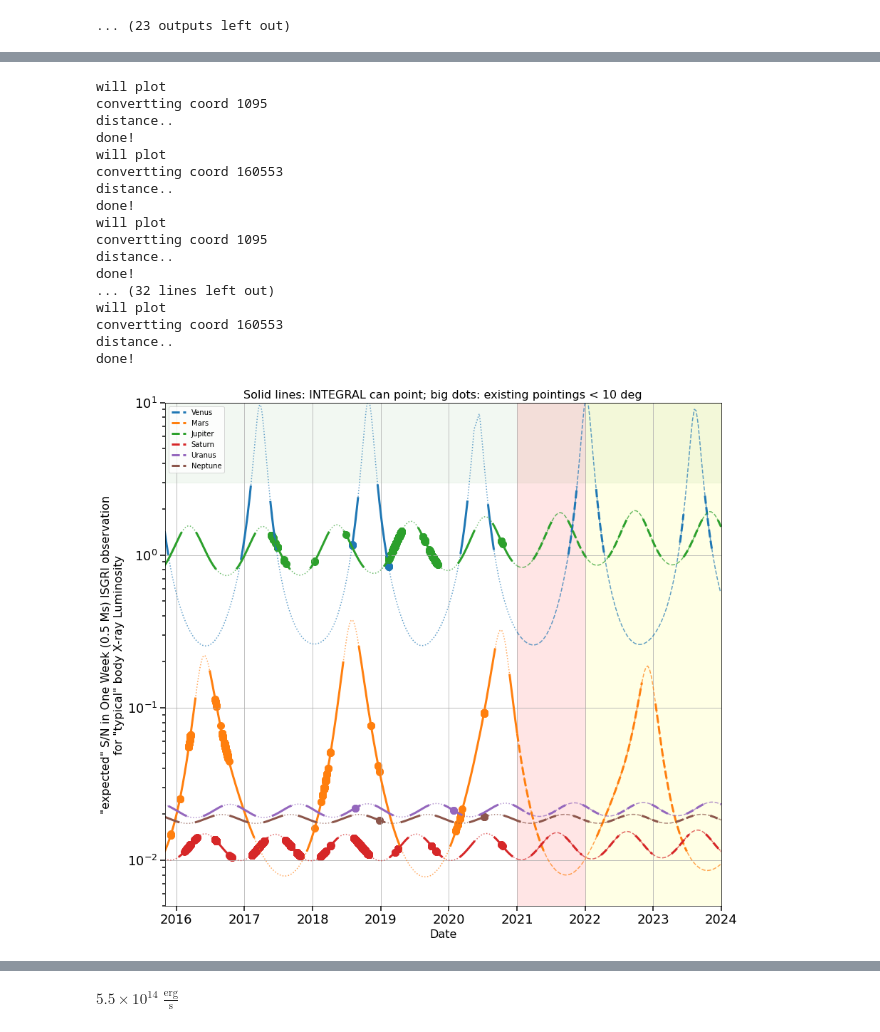
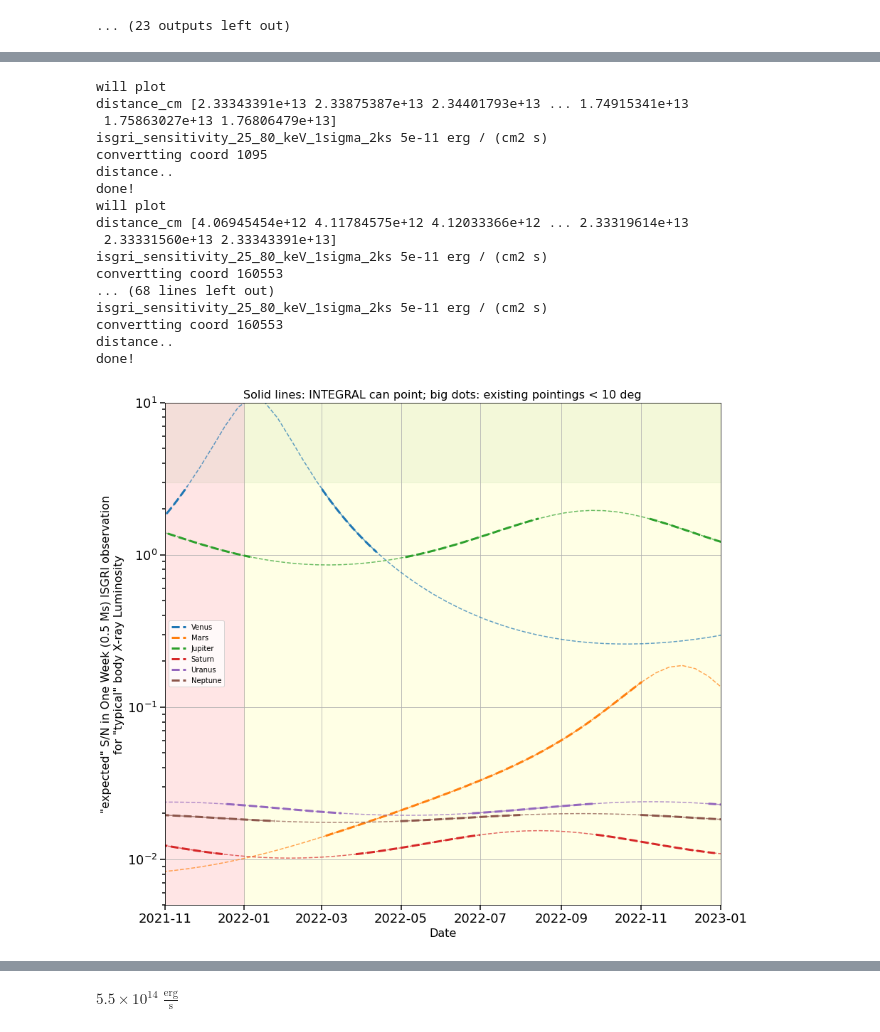
Before and after one commit to volodymyrss/planets, a Jupyter notebook: planets.ipynb, the cells around one changed output, grey strips where cells are left out. Saved outputs shown, nothing was run; the diff lists cells and outputs as text; code cells hidden in the pictures.

```diff
--- a/planets.ipynb
+++ b/planets.ipynb
@@ -33,7 +36,6 @@ if False:
     R.to_pandas().to_csv(open("archive.csv", "w"))
 
     R.sort('SCW_ID')
-    R
+    R.to_pandas().to_csv("archive.csv", encoding='UTF_8')
 else:
-    #read
-    pass
+    R = pd.read_csv("archive.csv")
@@ -116,6 +106,6 @@ datetime.datetime(2020, 12, 31, 23, 52, 55, 559132)
 # %%
 T_future_astropy = time.Time(
-    R['IJD_START'].astype(float)[-1] + 51544 + np.linspace(0, 365*3, 365*3),
+    R['IJD_START'].astype(float).max() + 51544 + np.linspace(0, 365*3, 365*3),
     format="mjd")
 T_future = T_future_astropy.to_datetime()
 
@@ -239,4 +244,6 @@ Sun_coord_future = get_body_coord_astropy_future('Sun')
 # %%
+ax2=None
+
 import matplotlib.font_manager as font_manager
 font_prop = font_manager.FontProperties(size=16)
 font_prop14 = font_manager.FontProperties(size=14)
@@ -256,9 +263,12 @@ for body_name in body_names:
 
     for _T, distance_cm, _ra, _dec, Sun_c, _ls in [
         (T_future, C_future.distance.cm, C_future.ra.deg, C_future.dec.deg, Sun_coord_future, "--"),
-        (T, R[body_name+"_distance_cm"].astype(float), R[body_name + "_ra"].astype(float), R[body_name + "_dec"].astype(float), Sun_coord, None),
+        (T, np.array(R[body_name+"_distance_cm"].astype(float)), R[body_name + "_ra"].astype(float), R[body_name + "_dec"].astype(float), Sun_coord, None),
     ]:
         print("will plot")
+
+        print("distance_cm", distance_cm)
+        print("isgri_sensitivity_25_80_keV_1sigma_2ks", isgri_sensitivity_25_80_keV_1sigma_2ks)
 
         sens_ecs_1scw = ((distance_cm*u.cm)**2 * isgri_sensitivity_25_80_keV_1sigma_2ks).to(u.erg/u.s)
         sens_ecs_1week = sens_ecs_1scw * (2000. / (24*3600*7 * 0.8) )**0.5
@@ -357,40 +367,46 @@ ax.axvspan(
     time.Time("2022-01-01").to_datetime(),
     time.Time("2024-01-01").to_datetime(),
     color='yellow', alpha=0.1)
 
 ax.set_ylim([0.005, 10])
 
 ax.set_xlabel("Date", fontproperties=font_prop)
 ax.set_ylabel("\"expected\" S/N in One Week (0.5 Ms) ISGRI observation\nfor \"typical\" body X-ray Luminosity", fontproperties=font_prop)
 
 
 ax.set_xlim([
     time.Time("2002-11-01").to_datetime(),
     time.Time("2024-01-01").to_datetime()])
 
 plt.savefig("sensitivity-by-time.png")
 
 ax.set_xlim([
     time.Time("2015-11-01").to_datetime(),
     time.Time("2024-01-01").to_datetime()])
 
 plt.savefig("sensitivity-by-time-recent.png")
+
+ax.set_xlim([
+    time.Time("2021-11-01").to_datetime(),
+    time.Time("2023-01-01").to_datetime()])
+
+plt.savefig("sensitivity-by-time-plan.png")
 # %% [output]
 will plot
+distance_cm [2.33343391e+13 2.33875387e+13 2.34401793e+13 ... 1.74915341e+13
+ 1.75863027e+13 1.76806479e+13]
+isgri_sensitivity_25_80_keV_1sigma_2ks 5e-11 erg / (cm2 s)
 convertting coord 1095
 distance..
 done!
 will plot
+distance_cm [4.06945454e+12 4.11784575e+12 4.12033366e+12 ... 2.33319614e+13
+ 2.33331560e+13 2.33343391e+13]
+isgri_sensitivity_25_80_keV_1sigma_2ks 5e-11 erg / (cm2 s)
+convertting coord 160553
+... (68 lines left out)
+isgri_sensitivity_25_80_keV_1sigma_2ks 5e-11 erg / (cm2 s)
 convertting coord 160553
 distance..
 done!
-will plot
-convertting coord 1095
-distance..
-done!
-... (32 lines left out)
-will plot
-convertting coord 160553
-distance..
-done!
-[figure, old version]
+[figure, new version]
```
Also changed, not shown: parts of 21 cells of this notebook, 1 other file.
